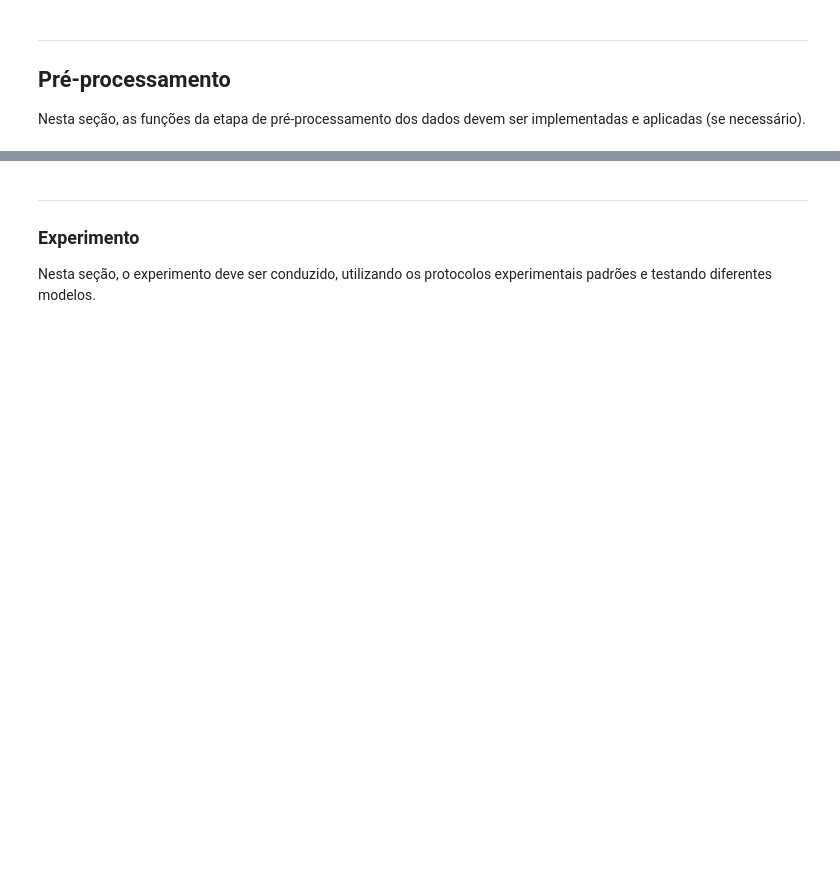
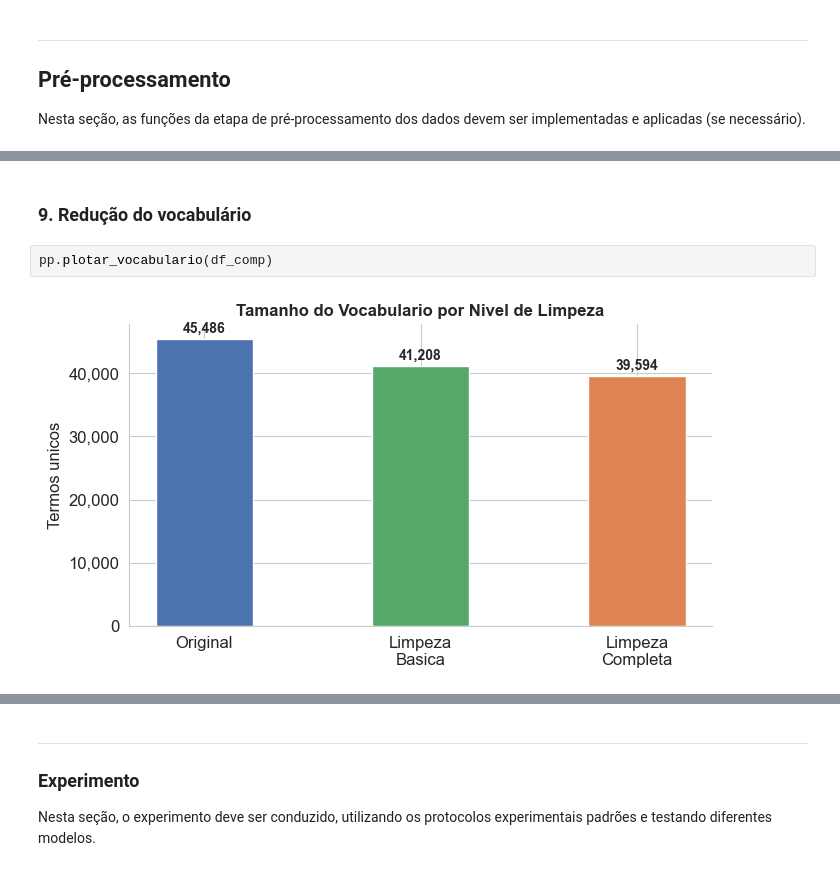
Before and after one commit to GBraga29/ProjetoPLN, a Jupyter notebook: implementacao/main.ipynb, the cells around one changed output, grey strips where cells are left out. Saved outputs shown, nothing was run; the diff lists cells and outputs as text; blank space fills up the shorter version.

```diff
--- a/implementacao/main.ipynb
+++ b/implementacao/main.ipynb
@@ -393,0 +551,6 @@ Nesta seção, as funções da etapa de pré-processamento dos dados devem ser i
+# %% [markdown]
+### 9. Redução do vocabulário
+# %%
+pp.plotar_vocabulario(df_comp)
+# %% [output]
+[figure, added]
```
Also changed, not shown: parts of 24 cells of this notebook, 5 other files.
